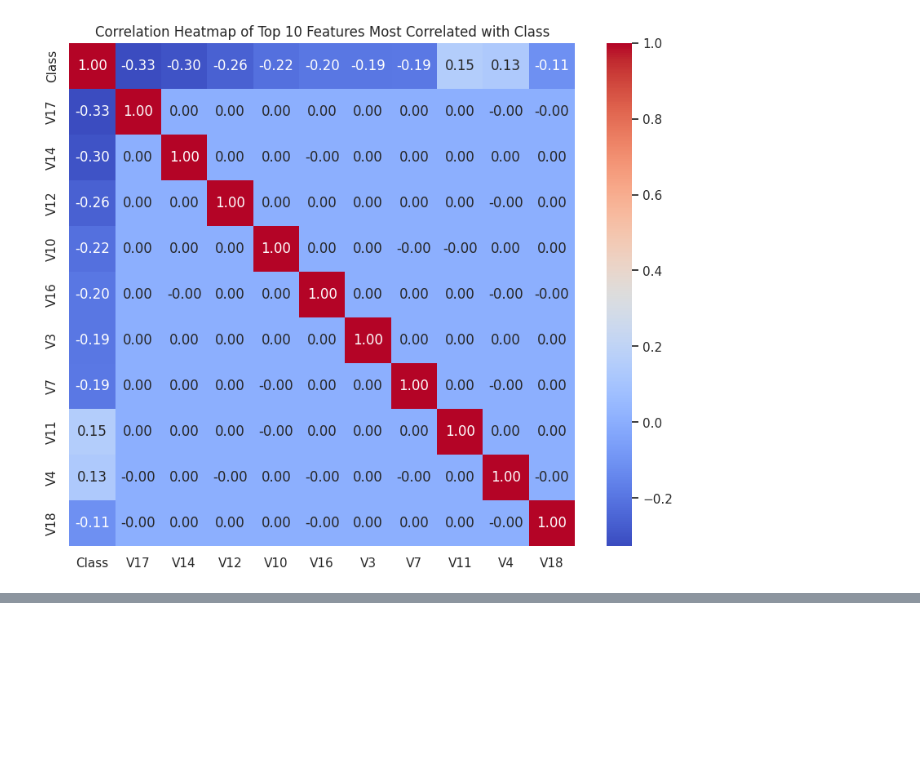
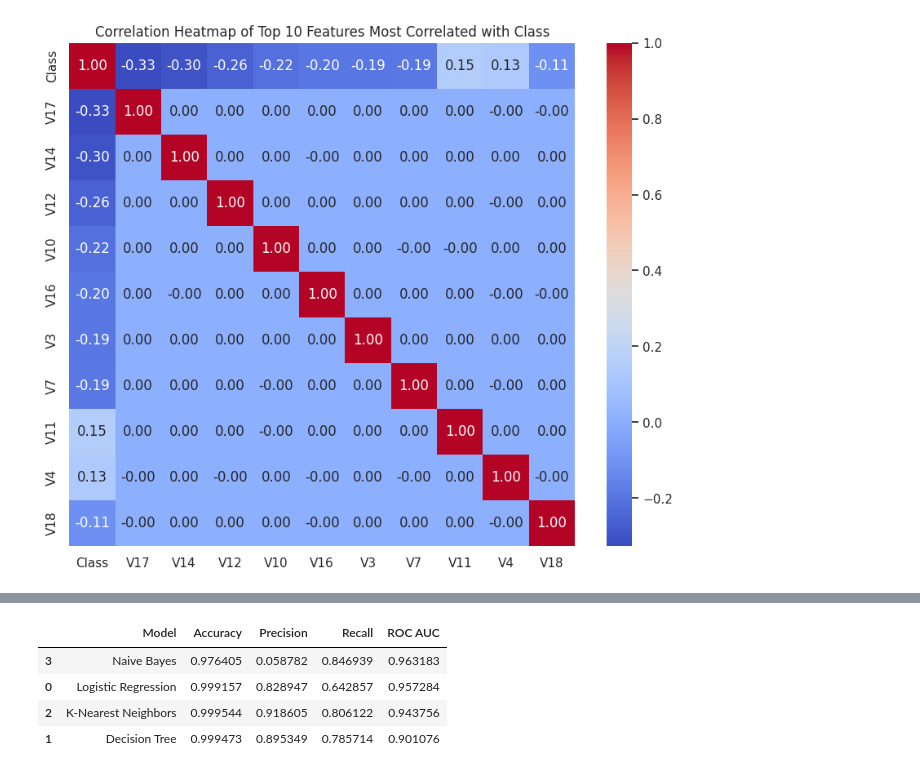
Before and after one commit to Nibras-pendulum/Credit_Card_Fraud-Detection, a Jupyter notebook: Nibras_Fraud_Detection.ipynb, the cells around one changed output, grey strips where cells are left out. Cells and saved outputs as stored; diff of their text form; code cells hidden in the pictures; blank space fills up the shorter version.

```diff
--- a/Nibras_Fraud_Detection.ipynb
+++ b/Nibras_Fraud_Detection.ipynb
@@ -254,0 +361,11 @@ Observations on Fraud Trends:
+# %%
+# Convert to DataFrame for final summary
+results_df = pd.DataFrame(results)
+results_df = results_df.sort_values(by='ROC AUC', ascending=False)
+results_df
+# %% [output]
+|  | Model | Accuracy | Precision | Recall | ROC AUC |
+| 3 | Naive Bayes | 0.976405 | 0.058782 | 0.846939 | 0.963183 |
+| 0 | Logistic Regression | 0.999157 | 0.828947 | 0.642857 | 0.957284 |
+| 2 | K-Nearest Neighbors | 0.999544 | 0.918605 | 0.806122 | 0.943756 |
+| 1 | Decision Tree | 0.999473 | 0.895349 | 0.785714 | 0.901076 |
```
Also changed, not shown: parts of 11 cells of this notebook.
